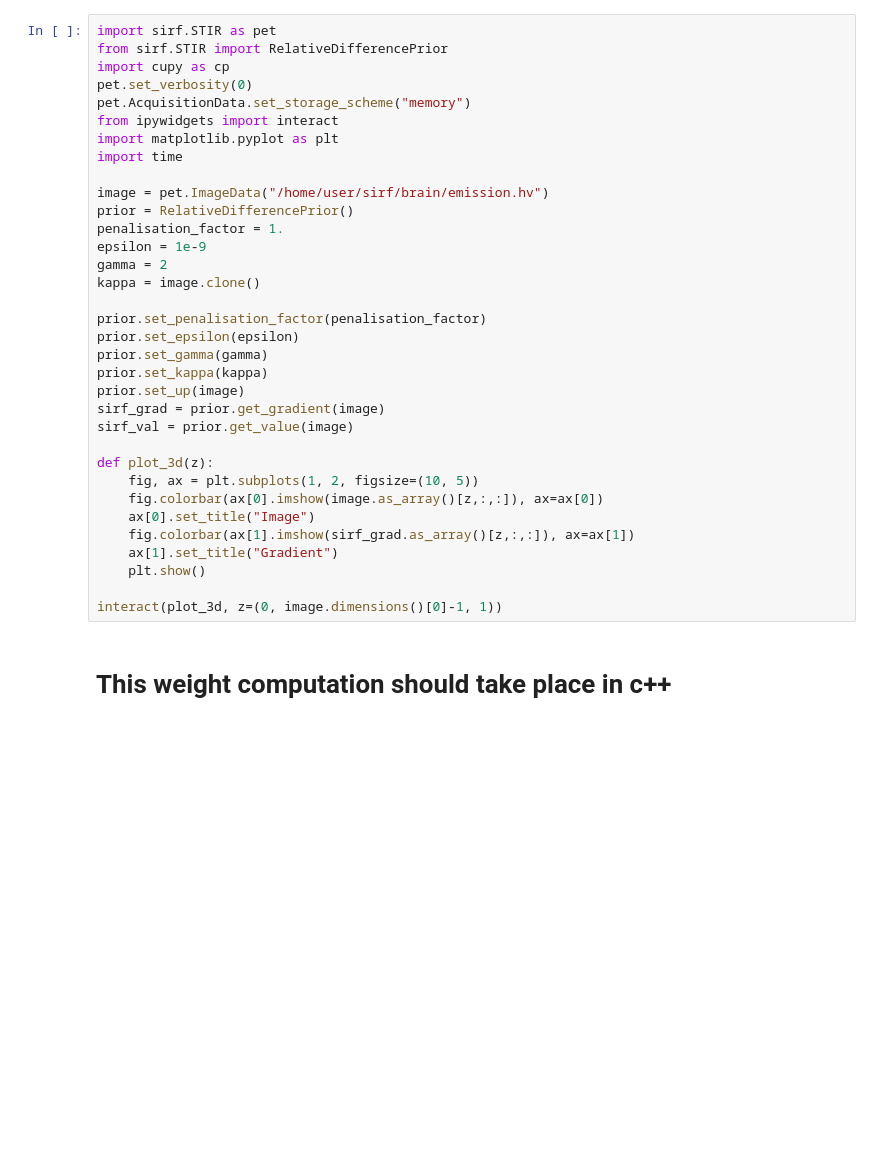
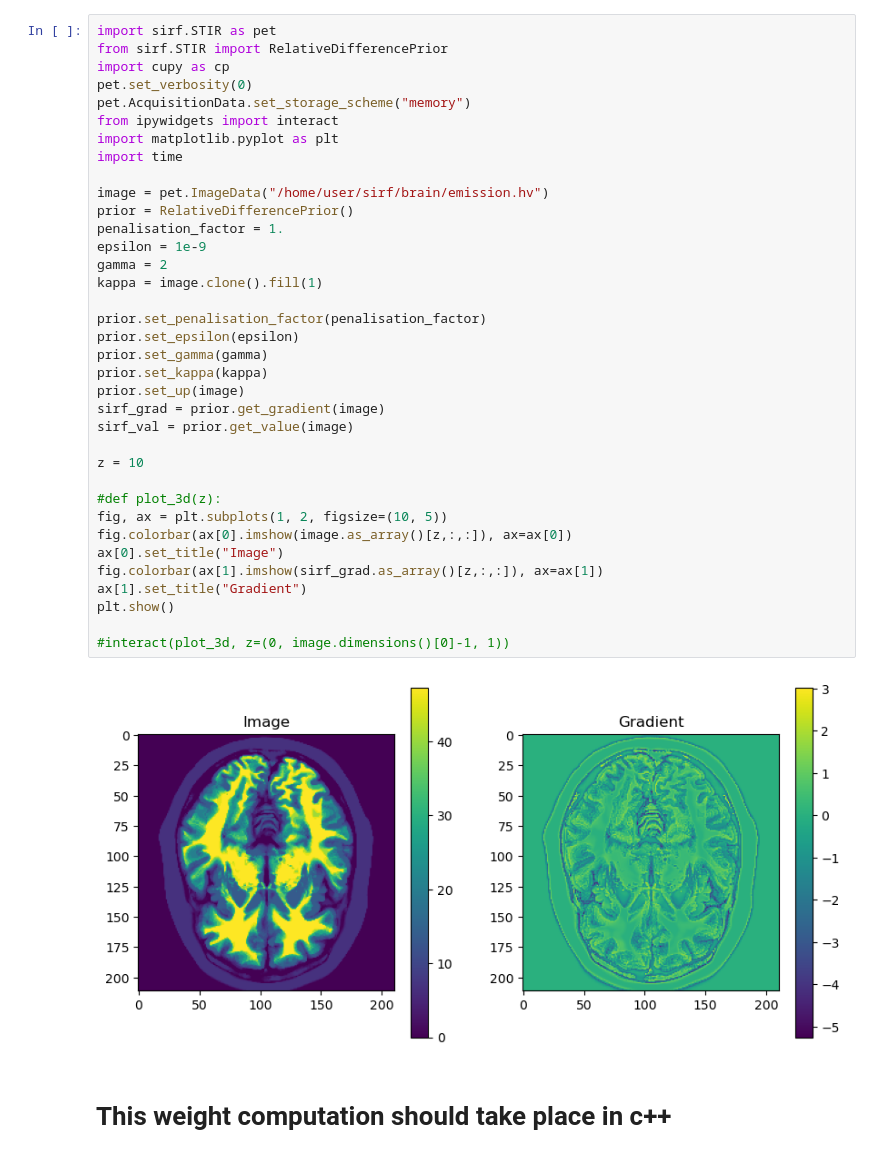
Before and after one commit to Imraj-Singh/RDP_cuda, a Jupyter notebook: rdp_testing.ipynb, the cells around one changed output. Saved outputs shown, nothing was run; the diff lists cells and outputs as text; blank space fills up the shorter version.

```diff
--- a/rdp_testing.ipynb
+++ b/rdp_testing.ipynb
@@ -1,37 +1,41 @@
 # %%
 import sirf.STIR as pet
 from sirf.STIR import RelativeDifferencePrior
 import cupy as cp
 pet.set_verbosity(0)
 pet.AcquisitionData.set_storage_scheme("memory")
 from ipywidgets import interact
 import matplotlib.pyplot as plt
 import time
 
 image = pet.ImageData("/home/user/sirf/brain/emission.hv")
 prior = RelativeDifferencePrior()
 penalisation_factor = 1.
 epsilon = 1e-9
 gamma = 2
-kappa = image.clone()
+kappa = image.clone().fill(1)
 
 prior.set_penalisation_factor(penalisation_factor)
 prior.set_epsilon(epsilon)
 prior.set_gamma(gamma)
 prior.set_kappa(kappa)
 prior.set_up(image)
 sirf_grad = prior.get_gradient(image)
 sirf_val = prior.get_value(image)
 
-def plot_3d(z):
-    fig, ax = plt.subplots(1, 2, figsize=(10, 5))
-    fig.colorbar(ax[0].imshow(image.as_array()[z,:,:]), ax=ax[0])
-    ax[0].set_title("Image")
-    fig.colorbar(ax[1].imshow(sirf_grad.as_array()[z,:,:]), ax=ax[1])
-    ax[1].set_title("Gradient")
-    plt.show()
+z = 10
 
-interact(plot_3d, z=(0, image.dimensions()[0]-1, 1))
+#def plot_3d(z):
+fig, ax = plt.subplots(1, 2, figsize=(10, 5))
+fig.colorbar(ax[0].imshow(image.as_array()[z,:,:]), ax=ax[0])
+ax[0].set_title("Image")
+fig.colorbar(ax[1].imshow(sirf_grad.as_array()[z,:,:]), ax=ax[1])
+ax[1].set_title("Gradient")
+plt.show()
+
+#interact(plot_3d, z=(0, image.dimensions()[0]-1, 1))
+# %% [output]
+[figure, added]
 # %% [markdown]
 # This weight computation should take place in c++
 # %%
```
Also changed, not shown: parts of 4 cells of this notebook.
